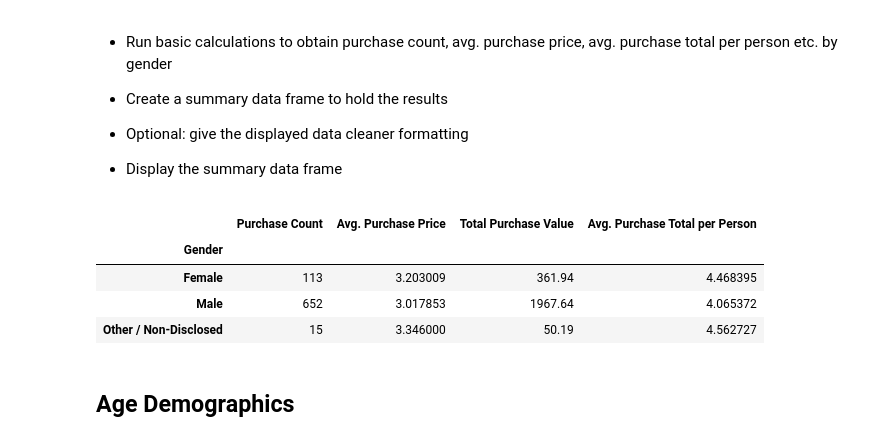
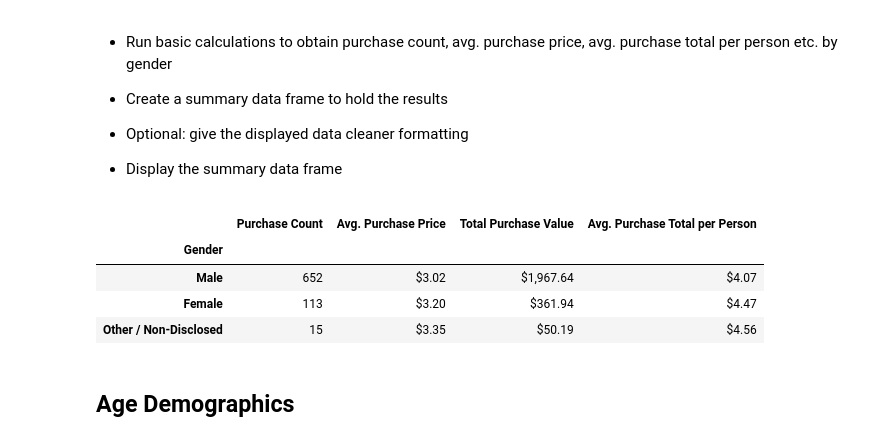
Before and after one commit to azapuchlak/Pandas-Challenge, a Jupyter notebook: HeroesOfPymoli/HeroesOfPymoli.ipynb, the cells around one changed output. Cells and saved outputs as stored; diff of their text form; code cells hidden in the pictures.

```diff
--- a/HeroesOfPymoli/HeroesOfPymoli.ipynb
+++ b/HeroesOfPymoli/HeroesOfPymoli.ipynb
@@ -62,6 +55,14 @@ purchasing_analysis_dict = {"Number Of Unique Items" : [unique_items],
                         "Total Revenue": [total_revenue]}
 #Turn dictionary into new DF
 purchasing_analysis_df = pd.DataFrame(purchasing_analysis_dict)
+
+#Formatting
+#-------------------------------
+#To get price/revenue columns into currency
+#Float works because it takes the applicable floating numbers and formats them
+pd.options.display.float_format = '${:,.2f}'.format
+
+#show table
 purchasing_analysis_df
 # %% [output]
 |  | Number Of Unique Items | Average Price | Number of Purchases | Total Revenue |
@@ -89,11 +88,16 @@ total_counts = gender_groups["SN"].nunique()
 player_percent = (total_counts/player_count)*100
 
 #Create a dataframe that contains the above calculated data
-gender_demo = pd.DataFrame({"Percentage of Players": player_percent, "Total Count": total_counts})
+gender_demo = pd.DataFrame({"Total Count": total_counts, "Percentage of Players": player_percent})
 
-#format
-gender_demo["Percentage of Players"] = gender_demo["Percentage of Players"].map("{:.2f}".format)
-format_dict = {'Percentage of Players':'%{0:,.0f}'}
-gender_demo.style.format(format_dict).hide_index()
-gender_demo.head()
+#Formatting
+#---------------------------------------------------
+#Format the floating variables into %
+pd.options.display.float_format = '{:,.2f}%'.format
+
+#Sort by highest total count to look cleaner & more organized
+gender_demo_sort = gender_demo.sort_values(["Total Count"], ascending = False).head()
+
+#show table
+gender_demo_sort
 # %% [output]
@@ -121,31 +125,42 @@ gender_demo.head()
 # %%
 #Calculate the purchase count
 purchase_count = gender_groups["Purchase ID"].count()
 
 #Calculate average purchase price
 avg_purchase_price = gender_groups["Price"].mean()
 
 #Calculate Total Purchase Value
 ttl_purchase_value = purchase_count * avg_purchase_price
 
 #Calculate Avg. Total Purchase by gender
 avg_ttl_purchase_gender = gender_groups["Price"].sum()
 
 #Calculate the average purchase total per person
 avg_purchase_ttl = avg_ttl_purchase_gender / total_counts
 
 #Create DF of new data
-gender_purchase_analysis_df = pd.DataFrame({"Purchase Count": purchase_count,
+gender_analysis_df = pd.DataFrame({"Purchase Count": purchase_count,
                                             "Avg. Purchase Price": avg_purchase_price,
                                             "Total Purchase Value": ttl_purchase_value,
                                             "Avg. Purchase Total per Person": avg_purchase_ttl})
-gender_purchase_analysis_df.head()
+
+#Formatting
+#-------------------------------
+#Format the floating variables into $
+pd.options.display.float_format = '${:,.2f}'.format
+
+#Sort by highest total count to look cleaner & more organized & stay consistent
+gender_analysis_df = gender_analysis_df.sort_values(["Purchase Count"], ascending = False).head()
+gender_analysis_df
+
+#show table
+gender_analysis_df
 # %% [output]
 |  | Purchase Count | Avg. Purchase Price | Total Purchase Value | Avg. Purchase Total per Person |
 | Gender |  |  |  |  |
-| Female | 113 | 3.203009 | 361.94 | 4.468395 |
-| Male | 652 | 3.017853 | 1967.64 | 4.065372 |
-| Other / Non-Disclosed | 15 | 3.346000 | 50.19 | 4.562727 |
+| Male | 652 | $3.02 | $1,967.64 | $4.07 |
+| Female | 113 | $3.20 | $361.94 | $4.47 |
+| Other / Non-Disclosed | 15 | $3.35 | $50.19 | $4.56 |
 # %% [markdown]
 ## Age Demographics
 # %% [markdown]
```
Also changed, not shown: parts of 14 cells of this notebook.
